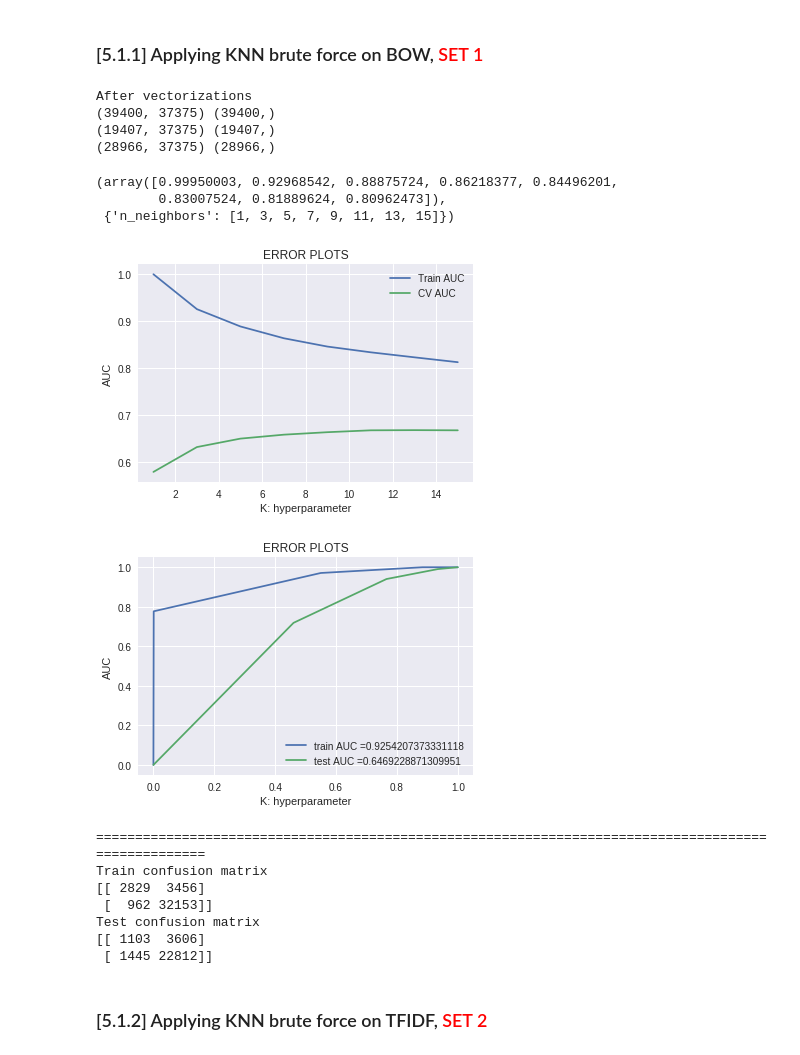
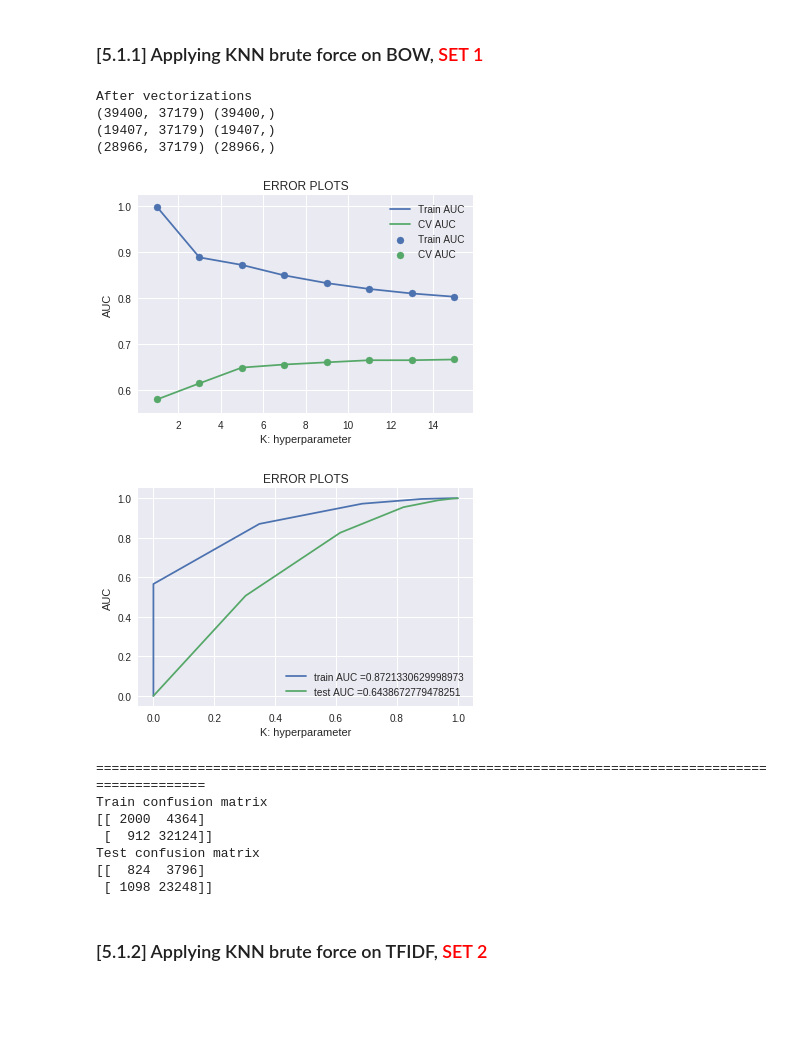
Before and after one commit to gopalkalpande/Assignments_ML, a Jupyter notebook: KNN.ipynb, the cells around one changed output. Saved outputs shown, nothing was run; the diff lists cells and outputs as text; code cells hidden in the pictures; blank space fills up the shorter version.

```diff
--- a/KNN.ipynb
+++ b/KNN.ipynb
@@ -118,7 +124,7 @@ con = sqlite3.connect('database.sqlite')
 # filtered_data = pd.read_sql_query(""" SELECT * FROM Reviews WHERE Score != 3 LIMIT 500000""", con)
 # for tsne assignment you can take 5k data points
 
-filtered_data = pd.read_sql_query(""" SELECT * FROM Reviews WHERE Score != 3 LIMIT 100000""", con)
+filtered_data = pd.read_sql_query(" SELECT * FROM Reviews WHERE Score != 3 LIMIT 100000", con)
 
 # Give reviews with Score>3 a positive rating(1), and reviews with a score<3 a negative rating(0).
 def partition(x):
@@ -678,12 +684,6 @@ print(X_cv_bow.shape, y_cv.shape)
 print(X_test_bow.shape, y_test.shape)
 # %% [output]
 After vectorizations
-(39400, 37375) (39400,)
-(19407, 37375) (19407,)
-(28966, 37375) (28966,)
+(39400, 37179) (39400,)
+(19407, 37179) (19407,)
+(28966, 37179) (28966,)
-# %%
-train_auc, parameters
-# %% [output]
-(array([0.99950003, 0.92968542, 0.88875724, 0.86218377, 0.84496201,
-        0.83007524, 0.81889624, 0.80962473]),
- {'n_neighbors': [1, 3, 5, 7, 9, 11, 13, 15]})
@@ -696,33 +698,35 @@ y_true : array, shape = [n_samples] or [n_samples, n_classes]
 True binary labels or binary label indicators.
 
 y_score : array, shape = [n_samples] or [n_samples, n_classes]
 Target scores, can either be probability estimates of the positive class, confidence values, or non-thresholded measure of
 decisions (as returned by “decision_function” on some classifiers).
 For binary y_true, y_score is supposed to be the score of the class with greater label.
 
 """
 
 train_auc = []
 cv_auc = []
 K = [1, 3, 5, 7, 9, 11, 13, 15]
 for i in K:
-    neigh = KNeighborsClassifier(n_neighbors=i)
+    neigh = KNeighborsClassifier(n_neighbors=i, algorithm = 'brute')
     neigh.fit(X_train_bow, y_train)
     # roc_auc_score(y_true, y_score) the 2nd parameter should be probability estimates of the positive class
     # not the predicted outputs
     y_train_pred =  neigh.predict_proba(X_train_bow)[:,1]
     y_cv_pred =  neigh.predict_proba(X_cv_bow)[:,1]
 
     train_auc.append(roc_auc_score(y_train,y_train_pred))
     cv_auc.append(roc_auc_score(y_cv, y_cv_pred))
 
 plt.plot(K, train_auc, label='Train AUC')
+plt.scatter(K, train_auc, label='Train AUC')
 plt.plot(K, cv_auc, label='CV AUC')
+plt.scatter(K, cv_auc, label='CV AUC')
 plt.legend()
 plt.xlabel("K: hyperparameter")
 plt.ylabel("AUC")
 plt.title("ERROR PLOTS")
 plt.show()
 # %% [output]
-[figure, old version]
+[figure, new version]
 # %%
@@ -731,7 +735,7 @@ best_k = 3
 from sklearn.metrics import roc_curve, auc
 
 
-neigh = KNeighborsClassifier(n_neighbors=best_k)
+neigh = KNeighborsClassifier(n_neighbors=best_k, algorithm = 'brute')
 neigh.fit(X_train_bow, y_train)
 # roc_auc_score(y_true, y_score) the 2nd parameter should be probability estimates of the positive class
 # not the predicted outputs
@@ -755,14 +759,14 @@ print(confusion_matrix(y_train, neigh.predict(X_train_bow)))
 print("Test confusion matrix")
 print(confusion_matrix(y_test, neigh.predict(X_test_bow)))
 # %% [output]
-[figure, old version]
+[figure, new version]
 ====================================================================================================
 Train confusion matrix
-[[ 2829  3456]
- [  962 32153]]
+[[ 2000  4364]
+ [  912 32124]]
 Test confusion matrix
-[[ 1103  3606]
- [ 1445 22812]]
+[[  824  3796]
+ [ 1098 23248]]
 # %% [markdown]
 ### [5.1.2] Applying KNN brute force on TFIDF,<font color='red'> SET 2</font>
 # %%
```
Also changed, not shown: parts of 31 cells of this notebook.
